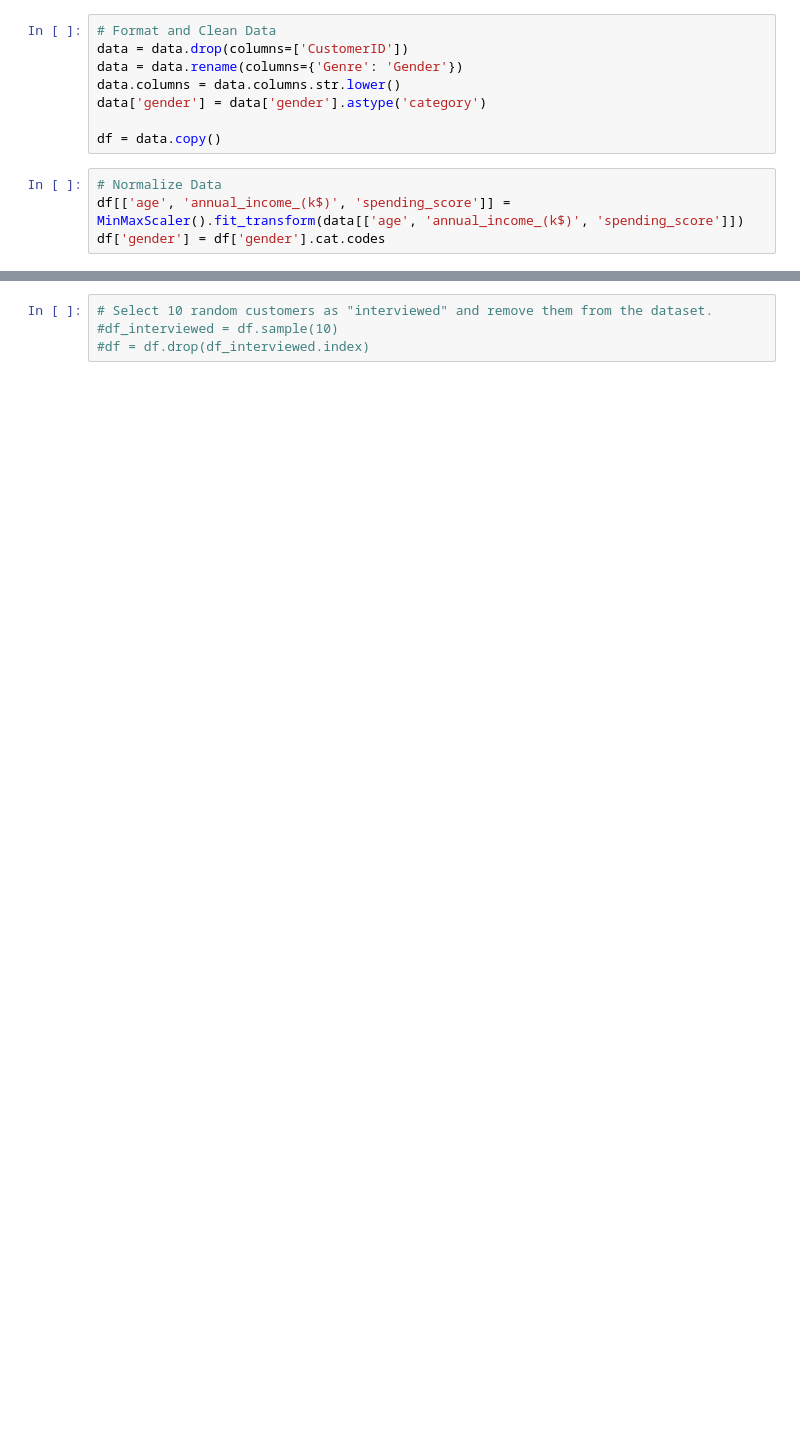
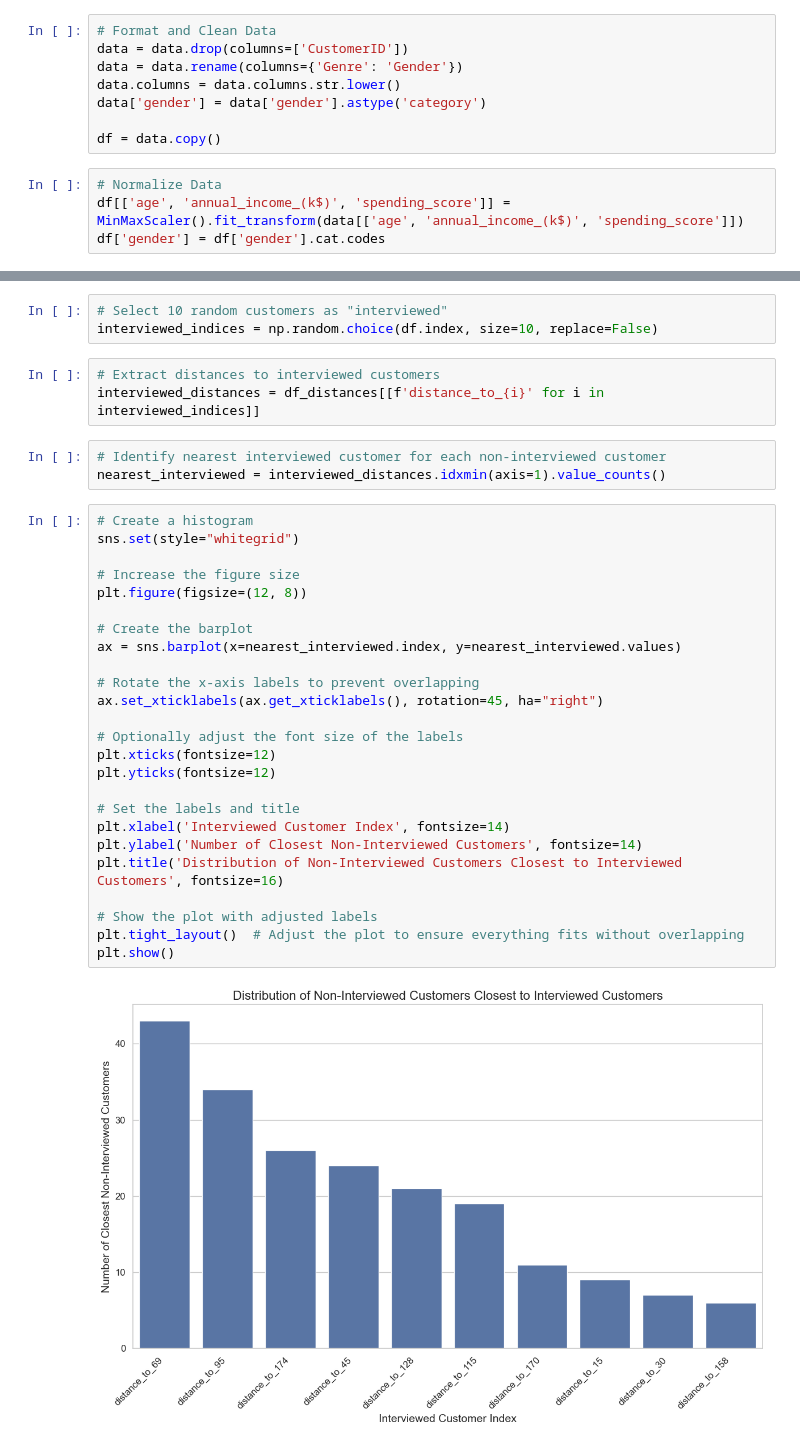
Before and after one commit to JamisonProctor/interviewed_customer_relationship_clusterer, a Jupyter notebook: interviewed_clusterer.ipynb, the cells around one changed output, grey strips where cells are left out. Drawn from its saved outputs; the diff is of its cells as text; blank space fills up the shorter version.

Commit message:
identify the nearest interviewed customer for each customer and build a histogram showing how many customers are closest to which interviewed customer.

```diff
--- a/interviewed_clusterer.ipynb
+++ b/interviewed_clusterer.ipynb
@@ -52,5 +63,37 @@ df_distances = pd.DataFrame(df_distances, columns=distance_columns, index=df.ind
 df = pd.concat([df, df_distances], axis=1)
 # %%
-# Select 10 random customers as "interviewed" and remove them from the dataset.
-#df_interviewed = df.sample(10)
-#df = df.drop(df_interviewed.index)
+# Select 10 random customers as "interviewed"
+interviewed_indices = np.random.choice(df.index, size=10, replace=False)
+# %%
+# Extract distances to interviewed customers
+interviewed_distances = df_distances[[f'distance_to_{i}' for i in interviewed_indices]]
+# %%
+# Identify nearest interviewed customer for each non-interviewed customer
+nearest_interviewed = interviewed_distances.idxmin(axis=1).value_counts()
+# %%
+# Create a histogram
+sns.set(style="whitegrid")
+
+# Increase the figure size
+plt.figure(figsize=(12, 8))
+
+# Create the barplot
+ax = sns.barplot(x=nearest_interviewed.index, y=nearest_interviewed.values)
+
+# Rotate the x-axis labels to prevent overlapping
+ax.set_xticklabels(ax.get_xticklabels(), rotation=45, ha="right")
+
+# Optionally adjust the font size of the labels
+plt.xticks(fontsize=12)
+plt.yticks(fontsize=12)
+
+# Set the labels and title
+plt.xlabel('Interviewed Customer Index', fontsize=14)
+plt.ylabel('Number of Closest Non-Interviewed Customers', fontsize=14)
+plt.title('Distribution of Non-Interviewed Customers Closest to Interviewed Customers', fontsize=16)
+
+# Show the plot with adjusted labels
+plt.tight_layout()  # Adjust the plot to ensure everything fits without overlapping
+plt.show()
+# %% [output]
+[figure, added]
```
Also changed, not shown: parts of 4 cells of this notebook.
